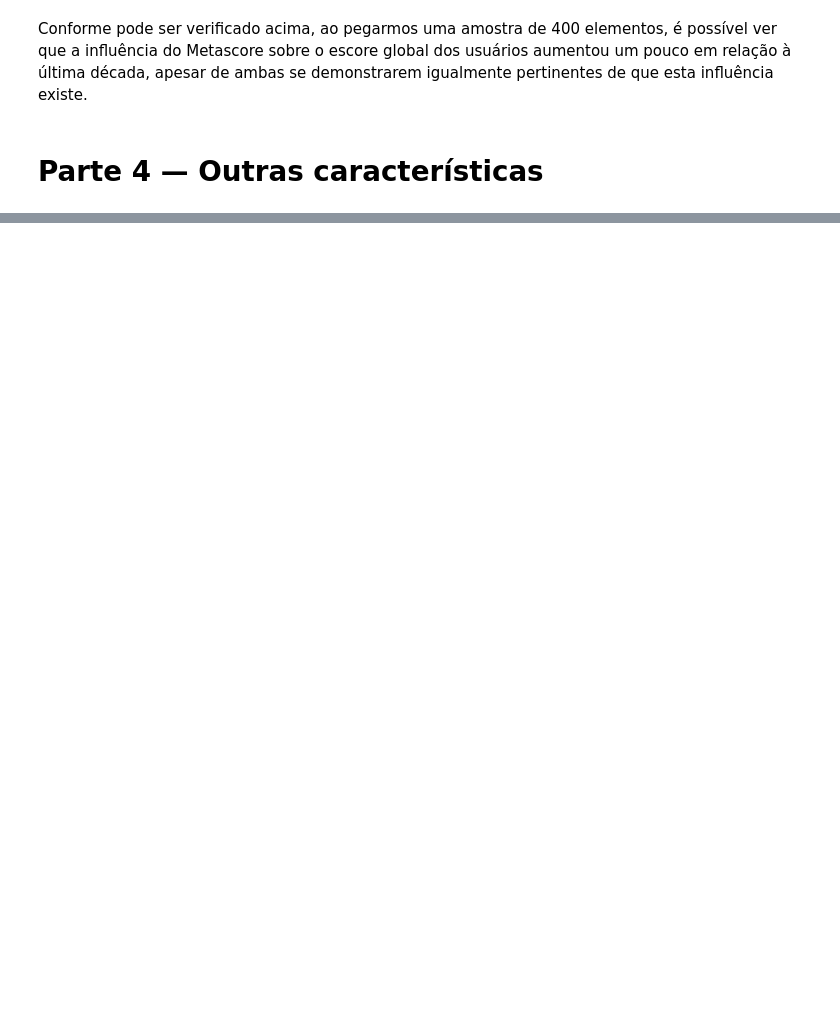
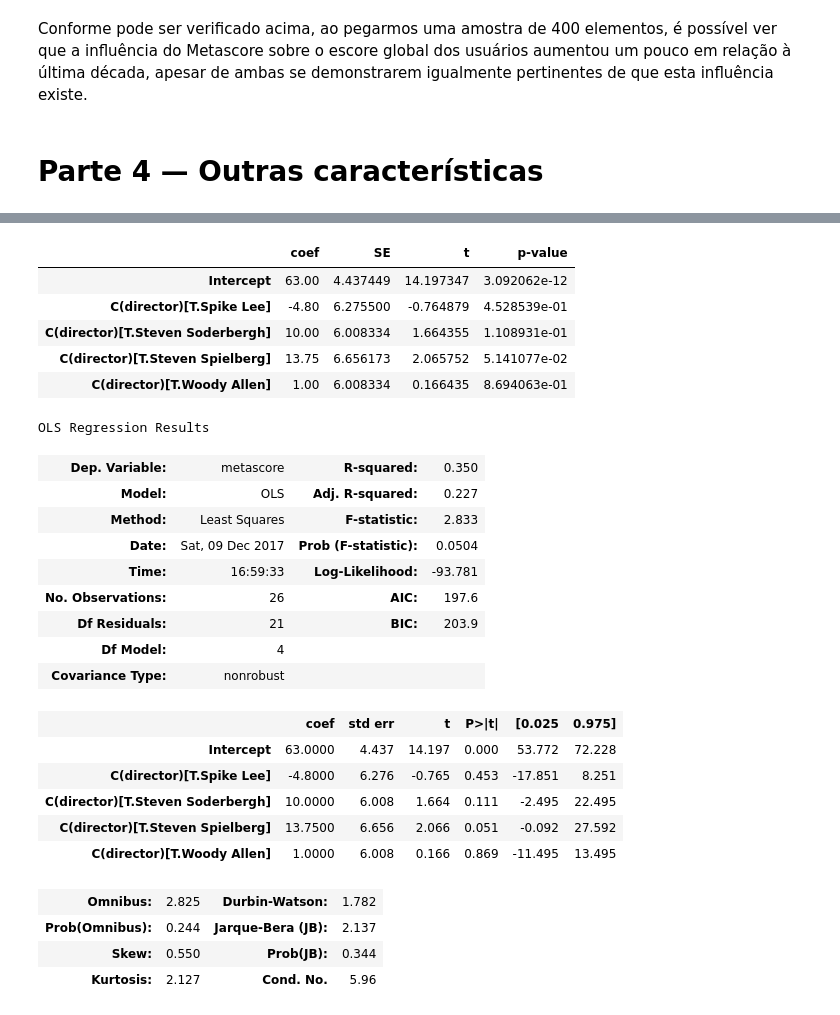
Before and after one commit to gabrieldluca/2017-2-projeto-metascience, a Jupyter notebook: notebooks/analysis.ipynb, the cells around one changed output, grey strips where cells are left out. Cells and saved outputs as stored; diff of their text form; code cells hidden in the pictures; blank space fills up the shorter version.

```diff
--- a/notebooks/analysis.ipynb
+++ b/notebooks/analysis.ipynb
@@ -183,0 +224,43 @@ display(result)
+# %%
+directorQtd = movie_data.groupby('director')[['metascore']].count().drop('unknown')
+fiveDirectors = directorQtd.nlargest(5, ['metascore'])
+fiveDirectors = [i for i in fiveDirectors.index.values]
+
+getFiveDirectors = lambda i: i[10] in fiveDirectors
+topDirectorsDF = movie_data[list(map(getFiveDirectors, movie_data.itertuples()))]
+topDirectorsDF.director.cat.remove_unused_categories(inplace=True)
+topDirectorsDF = topDirectorsDF.reset_index(drop=True).dropna()
+
+model = smf.ols(formula='metascore ~ C(director)', data=topDirectorsDF).fit()
+
+result = pd.concat([model.params, model.bse, model.tvalues, model.pvalues],
+                   axis=1, keys=['coef','SE','t','p-value'])
+display(result)
+display(model.summary())
+# %% [output]
+|  | coef | SE | t | p-value |
+| Intercept | 63.00 | 4.437449 | 14.197347 | 3.092062e-12 |
+| C(director)[T.Spike Lee] | -4.80 | 6.275500 | -0.764879 | 4.528539e-01 |
+| C(director)[T.Steven Soderbergh] | 10.00 | 6.008334 | 1.664355 | 1.108931e-01 |
+| C(director)[T.Steven Spielberg] | 13.75 | 6.656173 | 2.065752 | 5.141077e-02 |
+| C(director)[T.Woody Allen] | 1.00 | 6.008334 | 0.166435 | 8.694063e-01 |
+OLS Regression Results
+| Dep. Variable: | metascore | R-squared: | 0.350 |
+| Model: | OLS | Adj. R-squared: | 0.227 |
+| Method: | Least Squares | F-statistic: | 2.833 |
+| Date: | Sat, 09 Dec 2017 | Prob (F-statistic): | 0.0504 |
+| Time: | 16:59:33 | Log-Likelihood: | -93.781 |
+| No. Observations: | 26 | AIC: | 197.6 |
+| Df Residuals: | 21 | BIC: | 203.9 |
+| Df Model: | 4 |  |  |
+| Covariance Type: | nonrobust |  |  |
+|  | coef | std err | t | P>|t| | [0.025 | 0.975] |
+| Intercept | 63.0000 | 4.437 | 14.197 | 0.000 | 53.772 | 72.228 |
+| C(director)[T.Spike Lee] | -4.8000 | 6.276 | -0.765 | 0.453 | -17.851 | 8.251 |
+| C(director)[T.Steven Soderbergh] | 10.0000 | 6.008 | 1.664 | 0.111 | -2.495 | 22.495 |
+| C(director)[T.Steven Spielberg] | 13.7500 | 6.656 | 2.066 | 0.051 | -0.092 | 27.592 |
+| C(director)[T.Woody Allen] | 1.0000 | 6.008 | 0.166 | 0.869 | -11.495 | 13.495 |
+| Omnibus: | 2.825 | Durbin-Watson: | 1.782 |
+| Prob(Omnibus): | 0.244 | Jarque-Bera (JB): | 2.137 |
+| Skew: | 0.550 | Prob(JB): | 0.344 |
+| Kurtosis: | 2.127 | Cond. No. | 5.96 |
```
Also changed, not shown: parts of 10 cells of this notebook.
